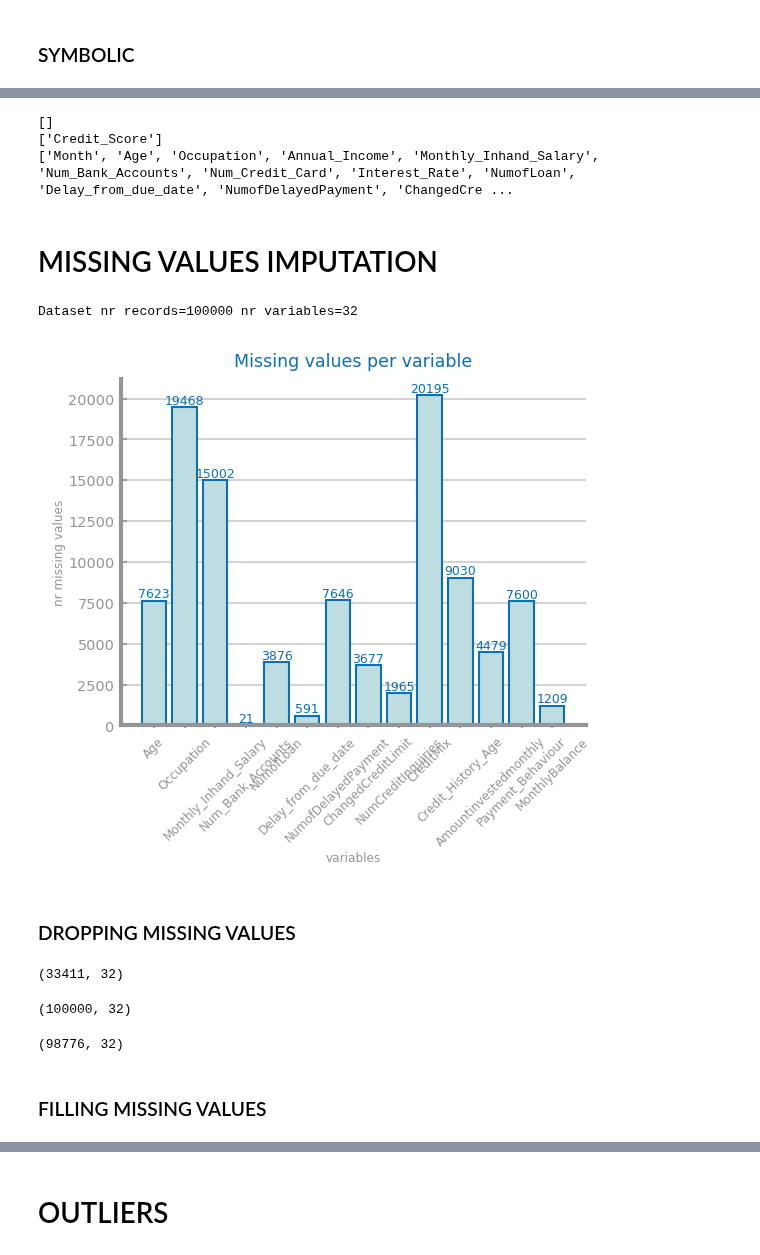
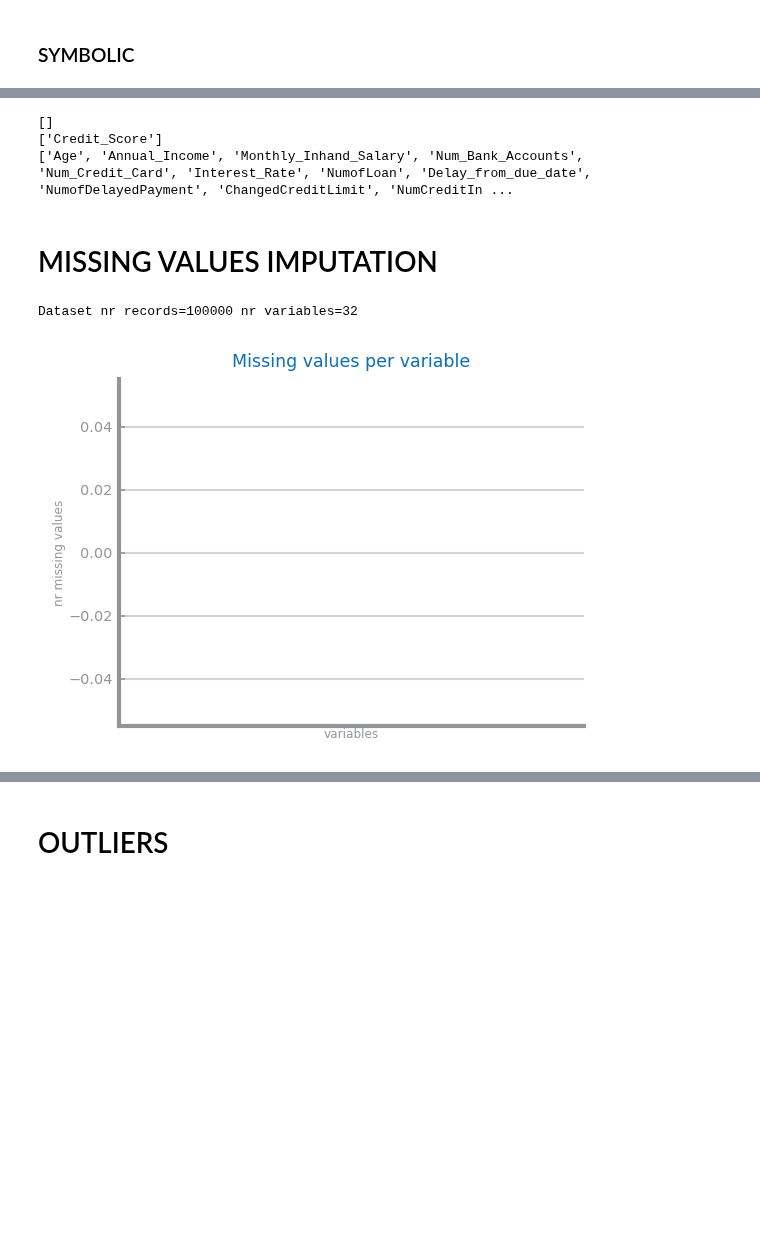
Before and after one commit to raquelfmcardoso/datascience-2023-2024-project, a Jupyter notebook: classification/credit_datapreparation.ipynb, the cells around one changed output, grey strips where cells are left out. Saved outputs shown, nothing was run; the diff lists cells and outputs as text; code cells hidden in the pictures; blank space fills up the shorter version.

Commit message:
CREDIT DONE?????????

```diff
--- a/classification/credit_datapreparation.ipynb
+++ b/classification/credit_datapreparation.ipynb
@@ -210,73 +226,51 @@ def encoding_occupations(data: DataFrame):
                                   else 5 if x["Occupation"] == "Developer"  else 6
                                   if x["Occupation"] == "Scientist"  else 7 if x["Occupation"] == "Teacher" else
                                   8 if x["Occupation"] == "Accountant" else 9 if x["Occupation"] == "Manager" else
-                                  10 if x["Occupation"] == "Entrepeneur" else 11 if x["Occupation"] == "Lawyer" else
+                                  10 if x["Occupation"] == "Entrepreneur" else 11 if x["Occupation"] == "Lawyer" else
                                   12 if x["Occupation"] == "Journalist" else 13 if x["Occupation"] == "Writer" else
-                                  14 if x["Occupation"] == "Media Manager" else 15 if x["Occupation"] == "Musician" else
+                                  14 if x["Occupation"] == "Media_Manager" else 15 if x["Occupation"] == "Musician" else
                                   None, axis=1)
     return df2
 
-data = encoding_credit_age(data)
+df = encoding_credit_age(df)
 #data = encoding_ssn(data)
-data = encoding_month(data)
-data = encoding_creditmix(data)
-data = encoding_payment_min(data)
-data = encoding_payment_behaviour(data)
-data = encoding_loans(data)
-data = encoding_occupations(data)
-data = data[[col for col in data.columns if col != 'Credit_Score'] + ['Credit_Score']]
-data = encoding_credit_score(data)
+df = encoding_month(df)
+df = encoding_creditmix(df)
+df = encoding_payment_min(df)
+df = encoding_payment_behaviour(df)
+df = encoding_loans(df)
+df = encoding_occupations(df)
+df = df[[col for col in df.columns if col != 'Credit_Score'] + ['Credit_Score']]
+df = encoding_credit_score(df)
 
-vars: dict[str, list] = get_variable_types(data)
+vars: dict[str, list] = get_variable_types(df)
 print(vars["symbolic"])
 print(vars["binary"])
 print(vars["numeric"])
 # %% [output]
 []
 ['Credit_Score']
-['Month', 'Age', 'Occupation', 'Annual_Income', 'Monthly_Inhand_Salary', 'Num_Bank_Accounts', 'Num_Credit_Card', 'Interest_Rate', 'NumofLoan', 'Delay_from_due_date', 'NumofDelayedPayment', 'ChangedCre ...
+['Age', 'Annual_Income', 'Monthly_Inhand_Salary', 'Num_Bank_Accounts', 'Num_Credit_Card', 'Interest_Rate', 'NumofLoan', 'Delay_from_due_date', 'NumofDelayedPayment', 'ChangedCreditLimit', 'NumCreditIn ...
 # %% [markdown]
 # MISSING VALUES IMPUTATION
 # %%
-from dslab_functions import mvi_by_dropping, mvi_by_filling
-from dslab_functions import plot_bar_chart
-
-print(f"Dataset nr records={data.shape[0]}", f"nr variables={data.shape[1]}")
+print(f"Dataset nr records={df.shape[0]}", f"nr variables={df.shape[1]}")
 
 mv: dict[str, int] = {}
 figure()
-for var in data:
-    nr: int = data[var].isna().sum()
+for var in df:
+    nr: int = df[var].isna().sum()
     if nr > 0:
         mv[var] = nr
 
 plot_bar_chart(
     list(mv.keys()),
     list(mv.values()),
     title="Missing values per variable",
     xlabel="variables",
     ylabel="nr missing values",
 )
 show()
 # %% [output]
 Dataset nr records=100000 nr variables=32
-[figure, old version]
+[figure, new version]
-# %% [markdown]
-### DROPPING MISSING VALUES
-# %%
-df: DataFrame = data.dropna(how="any", inplace=False)
-df.shape
-# %% [output]
-(33411, 32)
-# %%
-df: DataFrame = data.dropna(how="all", inplace=False)
-df.shape
-# %% [output]
-(100000, 32)
-# %%
-df: DataFrame = mvi_by_dropping(data, min_pct_per_variable=0.7, min_pct_per_record=0.9)
-df.shape
-# %% [output]
-(98776, 32)
-# %% [markdown]
-### FILLING MISSING VALUES
```
Also changed, not shown: parts of 37 cells of this notebook, 22 other files.
